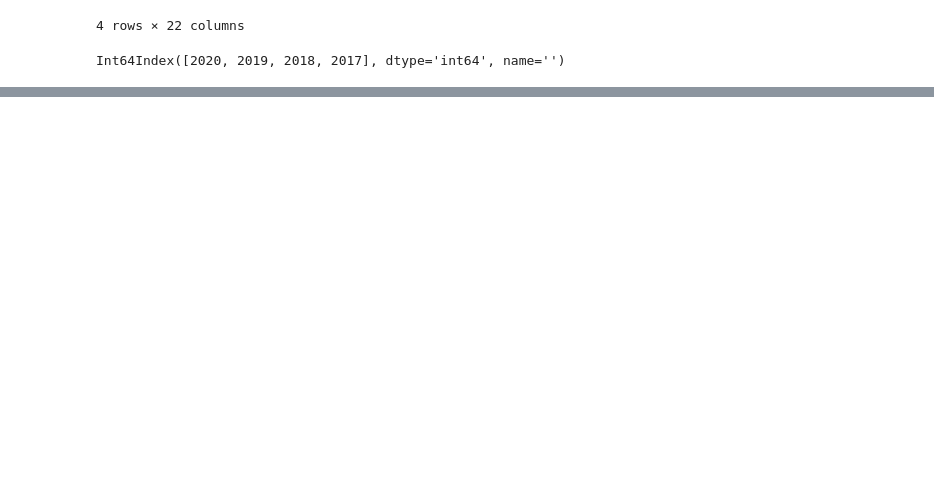
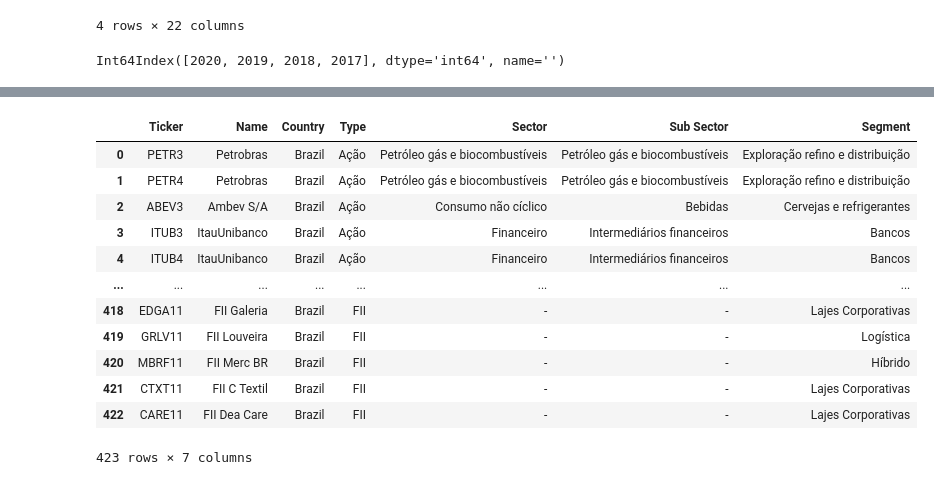
Before and after one commit to henriqueumeda/fundamental-filter, a Jupyter notebook: F-filter.ipynb, the cells around one changed output, grey strips where cells are left out. Drawn from its saved outputs; the diff is of its cells as text; code cells hidden in the pictures; blank space fills up the shorter version.

```diff
--- a/F-filter.ipynb
+++ b/F-filter.ipynb
@@ -145,0 +146,17 @@ tickerBalanceSheet
+# %%
+df_bovespa = pd.read_csv('assets/bovespa.csv', encoding='ISO-8859-1', delimiter=';')
+df_bovespa
+# %% [output]
+|  | Ticker | Name | Country | Type | Sector | Sub Sector | Segment |
+| 0 | PETR3 | Petrobras | Brazil | Ação | Petróleo gás e biocombustíveis | Petróleo gás e biocombustíveis | Exploração refino e distribuição |
+| 1 | PETR4 | Petrobras | Brazil | Ação | Petróleo gás e biocombustíveis | Petróleo gás e biocombustíveis | Exploração refino e distribuição |
+| 2 | ABEV3 | Ambev S/A | Brazil | Ação | Consumo não cíclico | Bebidas | Cervejas e refrigerantes |
+| 3 | ITUB3 | ItauUnibanco | Brazil | Ação | Financeiro | Intermediários financeiros | Bancos |
+| 4 | ITUB4 | ItauUnibanco | Brazil | Ação | Financeiro | Intermediários financeiros | Bancos |
+| ... | ... | ... | ... | ... | ... | ... | ... |
+| 418 | EDGA11 | FII Galeria | Brazil | FII | - | - | Lajes Corporativas |
+| 419 | GRLV11 | FII Louveira | Brazil | FII | - | - | Logística |
+| 420 | MBRF11 | FII Merc BR | Brazil | FII | - | - | Híbrido |
+| 421 | CTXT11 | FII C Textil | Brazil | FII | - | - | Lajes Corporativas |
+| 422 | CARE11 | FII Dea Care | Brazil | FII | - | - | Lajes Corporativas |
+423 rows × 7 columns
```
Also changed, not shown: parts of 7 cells of this notebook.
